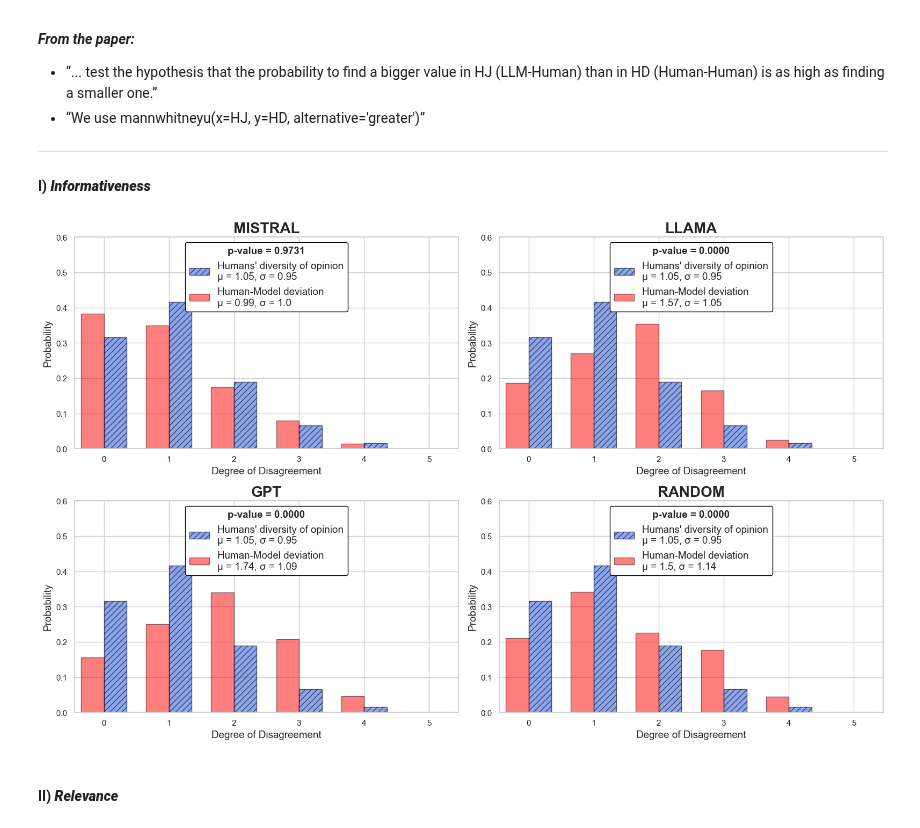
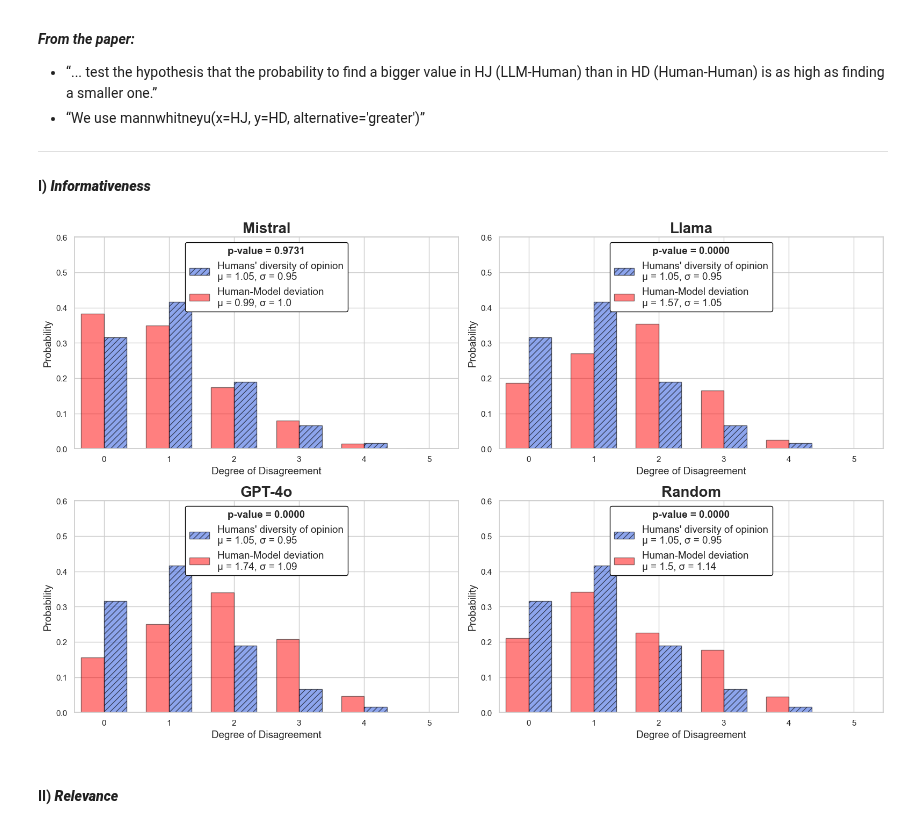
Before and after one commit to Ocean-code-1995/llm-judge-good-enough, a Jupyter notebook: newsroom/src/analysis.ipynb, the cells around one changed output. Drawn from its saved outputs; the diff is of its cells as text; code cells hidden in the pictures.

Commit message:
adapted plot titles

```diff
--- a/newsroom/src/analysis.ipynb
+++ b/newsroom/src/analysis.ipynb
@@ -340,22 +340,22 @@ dict_keys(['random_informativeness', 'random_relevance', 'random_fluency', 'rand
 #### I) ***Informativeness***
 # %%
 llm_human_disagreements_informativeness = {
-    'MISTRAL': llm_human_disagreements['MISTRAL_informativeness'],
-    'LLAMA': llm_human_disagreements['LLAMA_informativeness'],
-    'GPT': llm_human_disagreements['GPT_informativeness'],
-    'RANDOM': human_random_disagreements['random_informativeness']
+    'Mistral': llm_human_disagreements['MISTRAL_informativeness'],
+    'Llama': llm_human_disagreements['LLAMA_informativeness'],
+    'GPT-4o': llm_human_disagreements['GPT_informativeness'],
+    'Random': human_random_disagreements['random_informativeness']
 }
 
 
 Informativeness_LLM_Evaluator.plot_model_vs_human_grid(
     model_disagreement_dict=llm_human_disagreements_informativeness,
     human_human_disagreements=human_disagreements['informativeness'],
     bins=np.arange(0, 5 + 2),
     bar_width=0.35,
     y_lim=0.6
 )
 # %% [output]
-[figure, old version]
+[figure, new version]
 # %% [markdown]
 #### II) ***Relevance***
 # %%
```
Also changed, not shown: parts of 3 cells of this notebook.
